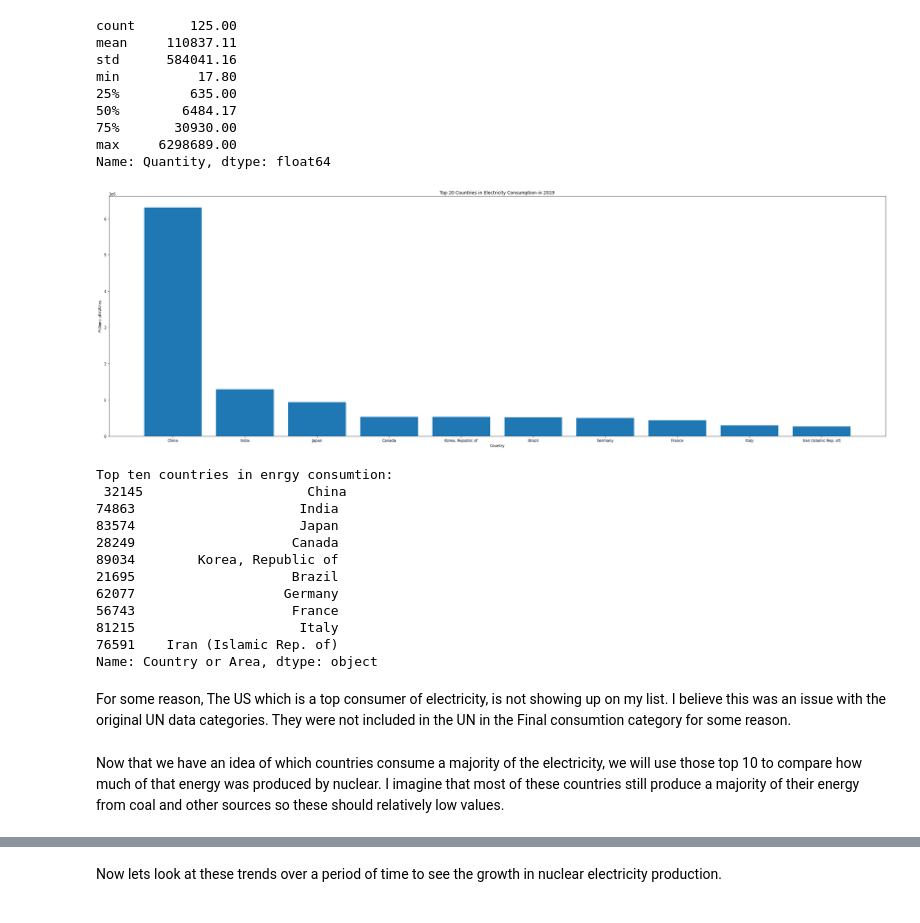
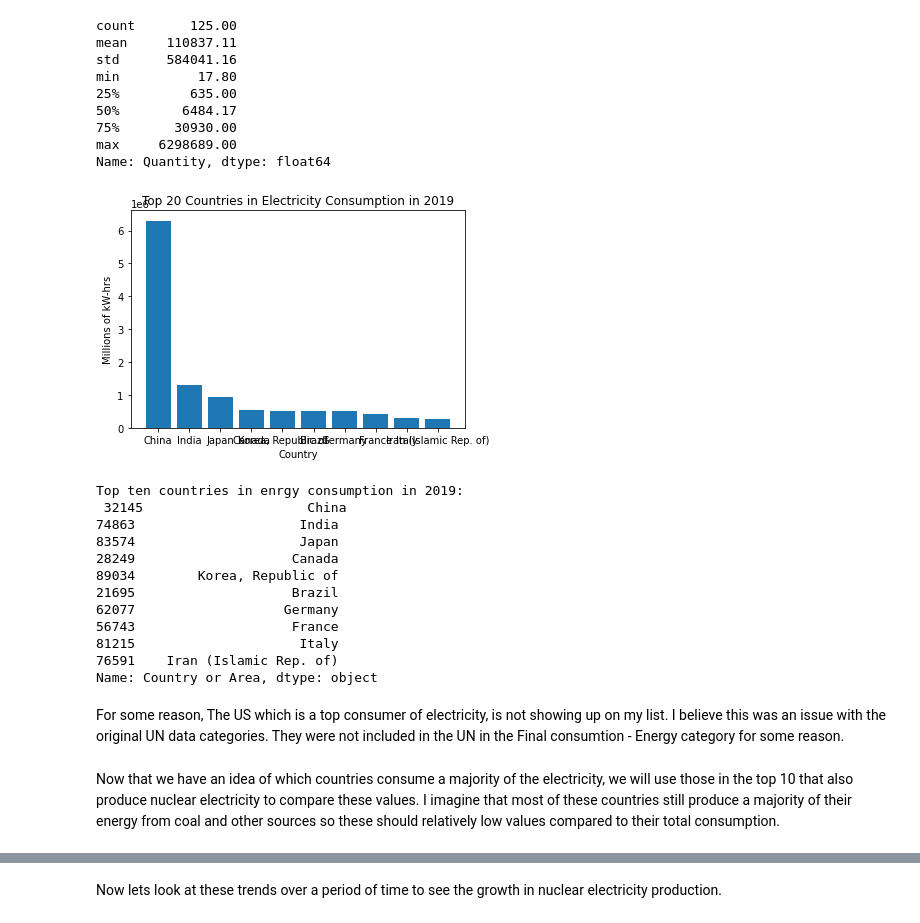
Before and after one commit to nss-data-science-cohort-6/un_data_question-jmayf123, a Jupyter notebook: notebooks/Solo_Exploration.ipynb, the cells around one changed output, grey strips where cells are left out. Cells and saved outputs as stored; diff of their text form; code cells hidden in the pictures.

```diff
--- a/notebooks/Solo_Exploration.ipynb
+++ b/notebooks/Solo_Exploration.ipynb
@@ -56,20 +65,23 @@ Name: Quantity, dtype: float64
 # %%
 #This will give the top 10 consumers of elctricity for the year 2019, we just want a glimpse of some of the top countries
 fig_1_data = total_electricity_consumption_2019.sort_values(by=['Quantity'], ascending=False).iloc[0:10,:]
 
-plt.rcParams["figure.figsize"] = [30, 10]
-plt.rcParams["figure.autolayout"] = True
+# plt.rcParams["figure.figsize"] = (60, 30)
+# plt.rcParams.update({'font.size':40})
+
+
 plt.bar(fig_1_data['Country or Area'],fig_1_data['Quantity'])
+plt.xticks()
 plt.xlabel('Country')
 plt.ylabel('Millions of kW-hrs')
 plt.title('Top 20 Countries in Electricity Consumption in 2019')
 plt.show()
 # %% [output]
-[figure, old version]
+[figure, new version]
 # %%
-print('Top ten countries in enrgy consumtion: \n', fig_1_data['Country or Area'])
+print('Top ten countries in enrgy consumption in 2019: \n', fig_1_data['Country or Area'])
 # %% [output]
-Top ten countries in enrgy consumtion:
+Top ten countries in enrgy consumption in 2019:
  32145                     China
 74863                     India
 83574                     Japan
@@ -82,6 +94,6 @@ Top ten countries in enrgy consumtion:
 76591    Iran (Islamic Rep. of)
 Name: Country or Area, dtype: object
 # %% [markdown]
-For some reason, The US which is a top consumer of electricity, is not showing up on my list. I believe this was an issue with the original UN data categories. They were not included in the UN in the Final consumtion category for some reason.
+For some reason, The US which is a top consumer of electricity, is not showing up on my list. I believe this was an issue with the original UN data categories. They were not included in the UN in the Final consumtion - Energy category for some reason.
 # %% [markdown]
-Now that we have an idea of which countries consume a majority of the electricity, we will use those top 10 to compare how much of that energy was produced by nuclear. I imagine that most of these countries still produce a majority of their energy from coal and other sources so these should relatively low values.
+Now that we have an idea of which countries consume a majority of the electricity, we will use those in the top 10 that also produce nuclear electricity to compare these values. I imagine that most of these countries still produce a majority of their energy from coal and other sources so these should relatively low values compared to their total consumption.
```
Also changed, not shown: parts of 12 cells of this notebook.
